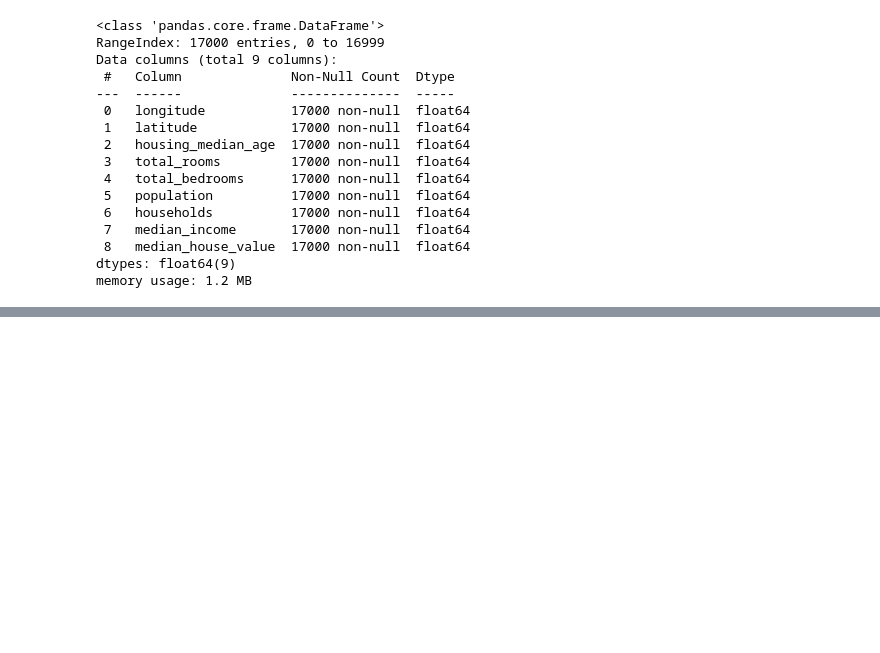
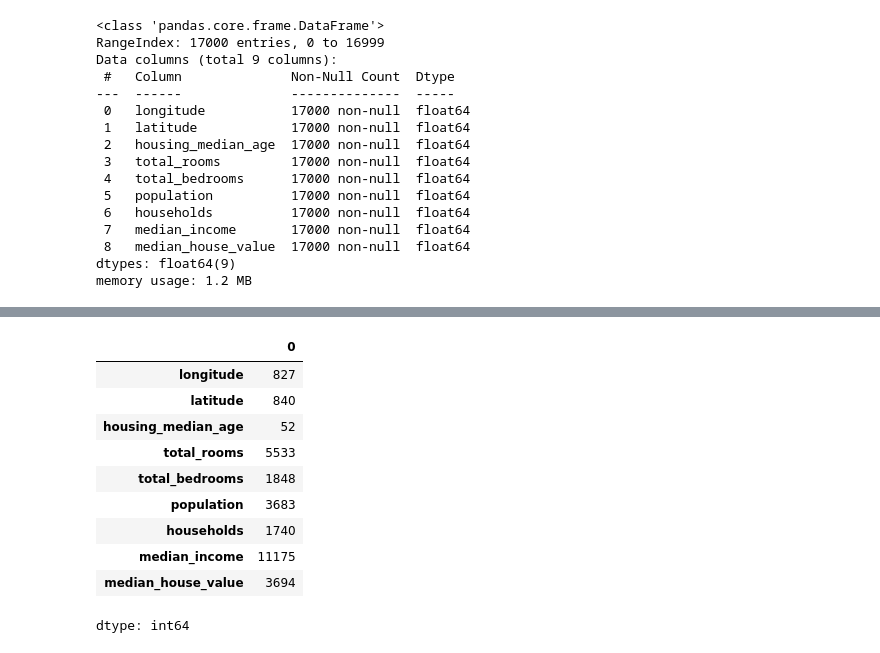
Before and after one commit to SarwatMustafa-03/data-analysis-with-python, a Jupyter notebook: Ecomerce_Sale_Dashboard.ipynb, the cells around one changed output, grey strips where cells are left out. Cells and saved outputs as stored; diff of their text form; code cells hidden in the pictures; blank space fills up the shorter version.

```diff
--- a/Ecomerce_Sale_Dashboard.ipynb
+++ b/Ecomerce_Sale_Dashboard.ipynb
@@ -100,0 +147,14 @@ df.describe()
+# %%
+df.nunique()
+# %% [output]
+|  | 0 |
+| longitude | 827 |
+| latitude | 840 |
+| housing_median_age | 52 |
+| total_rooms | 5533 |
+| total_bedrooms | 1848 |
+| population | 3683 |
+| households | 1740 |
+| median_income | 11175 |
+| median_house_value | 3694 |
+dtype: int64
```
Also changed, not shown: parts of 13 cells of this notebook.
